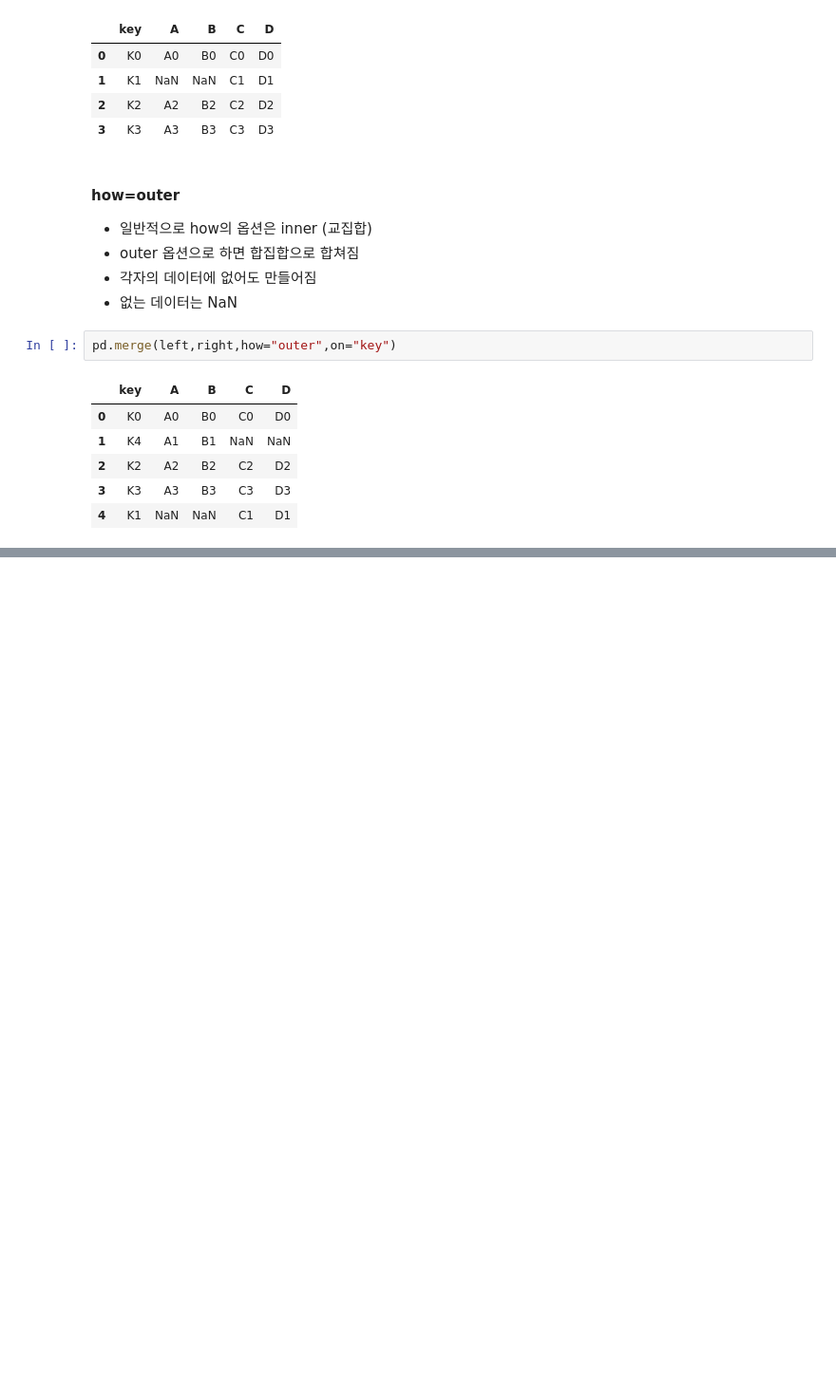
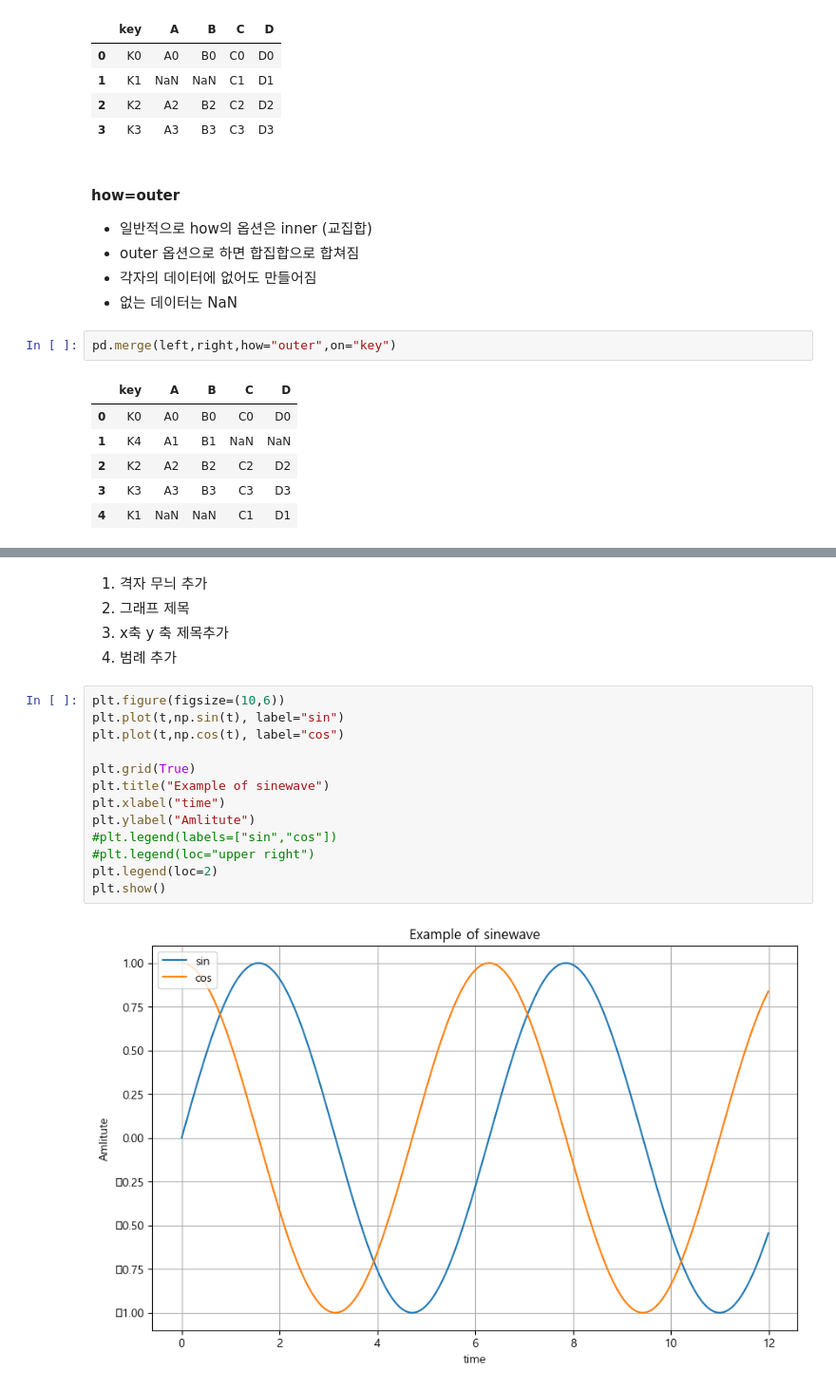
Before and after one commit to instar94/ml_tutorial, a Jupyter notebook: 04.EDA/ds_study/code/01.Seoul_CCTV/01.Analysis Seoul CCTV.ipynb, the cells around one changed output, grey strips where cells are left out. Shown: that part at 95% size. Drawn from its saved outputs; the diff is of its cells as text; blank space fills up the shorter version.

```diff
--- a/04.EDA/ds_study/code/01.Seoul_CCTV/01.Analysis Seoul CCTV.ipynb
+++ b/04.EDA/ds_study/code/01.Seoul_CCTV/01.Analysis Seoul CCTV.ipynb
@@ -843,0 +1002,20 @@ pd.merge(left,right,how="outer",on="key")
+# %% [markdown]
+1. 격자 무늬 추가
+2. 그래프 제목
+3. x축 y 축 제목추가
+4. 범례 추가
+# %%
+plt.figure(figsize=(10,6))
+plt.plot(t,np.sin(t), label="sin")
+plt.plot(t,np.cos(t), label="cos")
+
+plt.grid(True)
+plt.title("Example of sinewave")
+plt.xlabel("time")
+plt.ylabel("Amlitute")
+#plt.legend(labels=["sin","cos"])
+#plt.legend(loc="upper right")
+plt.legend(loc=2)
+plt.show()
+# %% [output]
+[figure, added]
```
Also changed, not shown: parts of 76 cells of this notebook.
